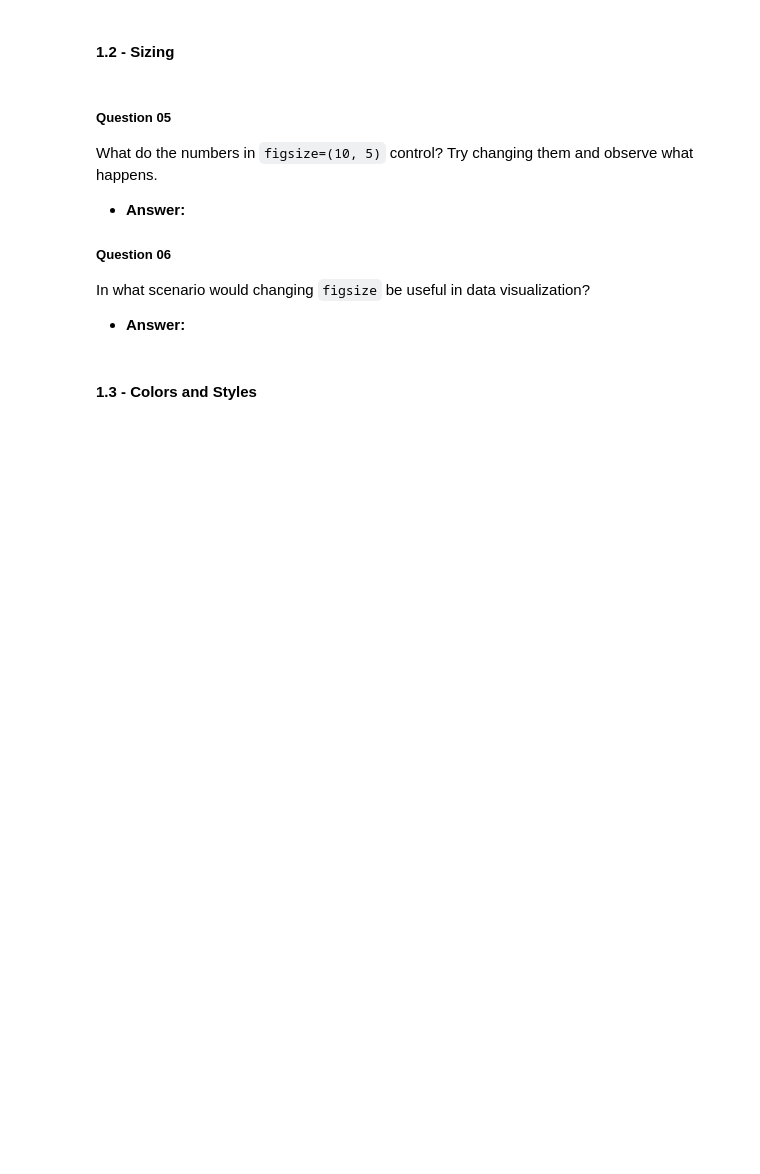
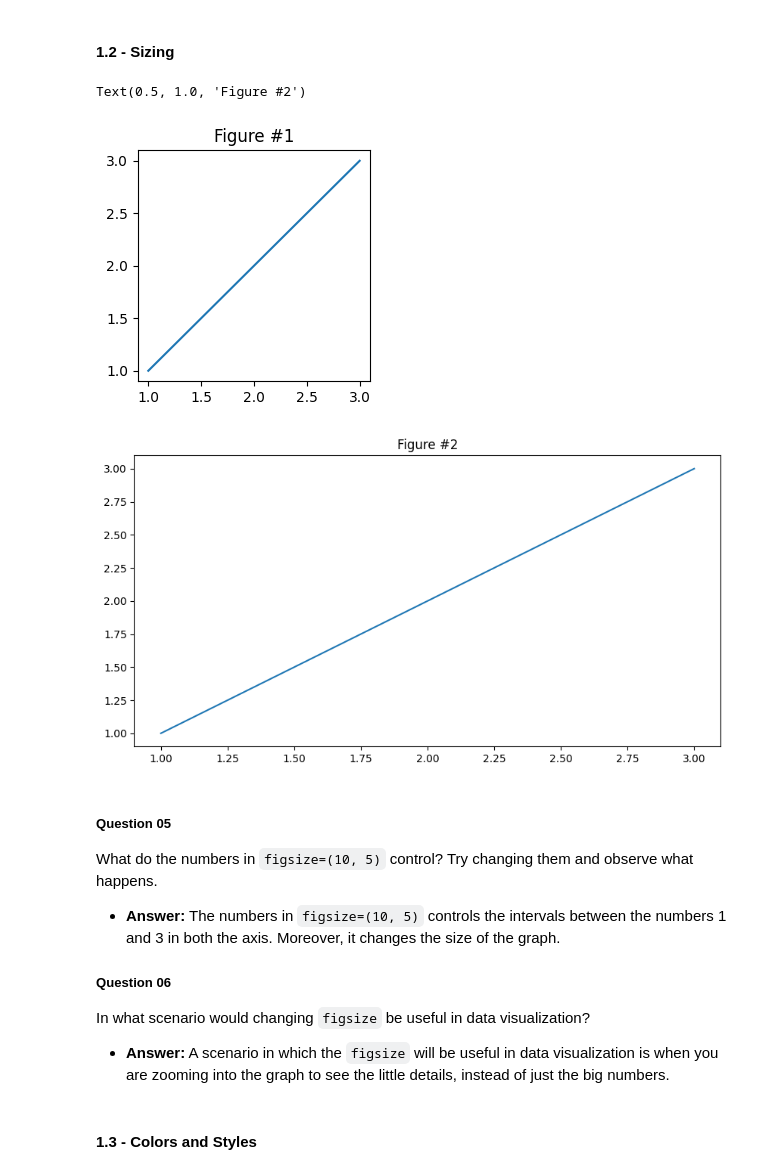
Before and after one commit to sugaazz1/unit-3-ai, a Jupyter notebook: 02-intro/intro-to-notebooks.ipynb, the cells around one changed output. Drawn from its saved outputs; the diff is of its cells as text; code cells hidden in the pictures; blank space fills up the shorter version.

```diff
--- a/02-intro/intro-to-notebooks.ipynb
+++ b/02-intro/intro-to-notebooks.ipynb
@@ -154,19 +154,23 @@ What does the `plt.title()` function do? What happens if you comment it out?
 # %%
 plt.figure(figsize=(3, 3))
 plt.plot([1, 2, 3], [1, 2, 3])
 plt.title('Figure #1')
 
-plt.figure(figsize=(10, 5)
+plt.figure(figsize=(10, 5))
 plt.plot([1, 2, 3], [1, 2, 3])
 plt.title('Figure #2')
+# %% [output]
+Text(0.5, 1.0, 'Figure #2')
+[figure, added]
+[figure, added]
 # %% [markdown]
 ##### Question 05
 What do the numbers in `figsize=(10, 5)` control? Try changing them and observe what happens.
-- **Answer:**
+- **Answer:** The numbers in `figsize=(10, 5)` controls the intervals between the numbers 1 and 3 in both the axis. Moreover, it changes the size of the graph.
 
 ##### Question 06
 In what scenario would changing `figsize` be useful in data visualization?
-- **Answer:**
+- **Answer:** A scenario in which the `figsize` will be useful in data visualization is when you are zooming into the graph to see the little details, instead of just the big numbers.
 # %% [markdown]
 #### 1.3 - Colors and Styles
 # %%
```
Also changed, not shown: parts of 8 cells of this notebook.
